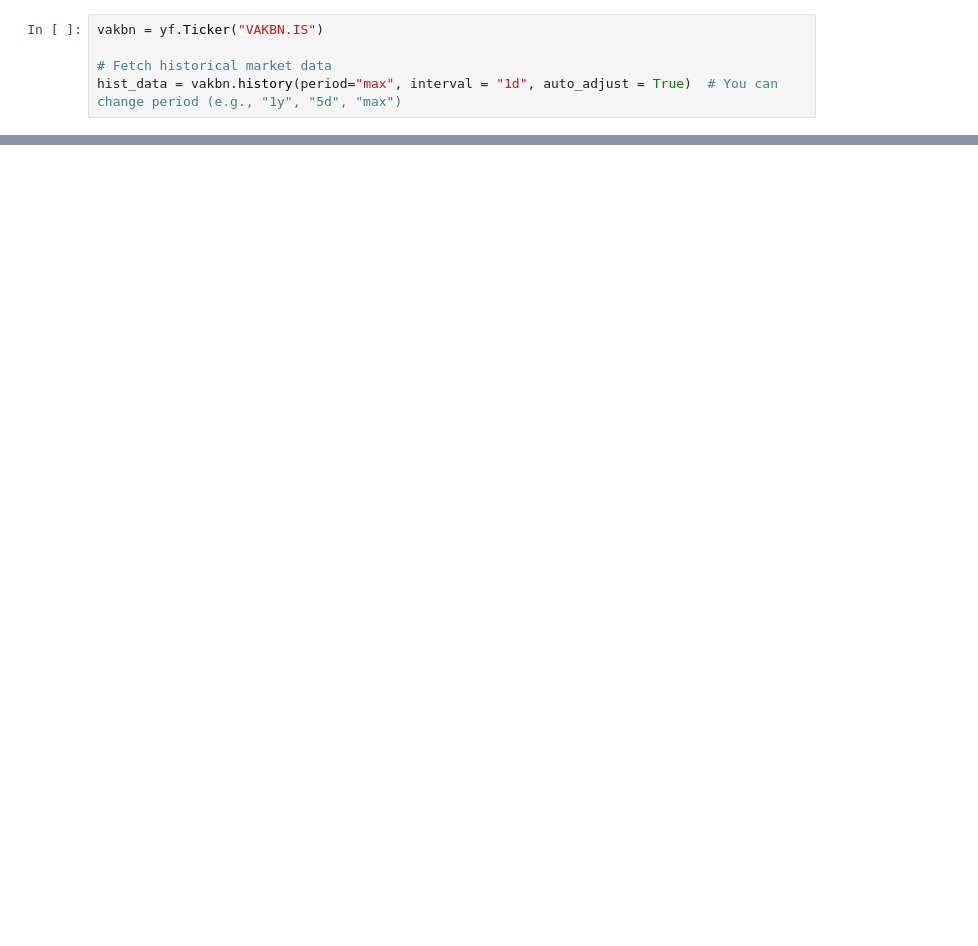
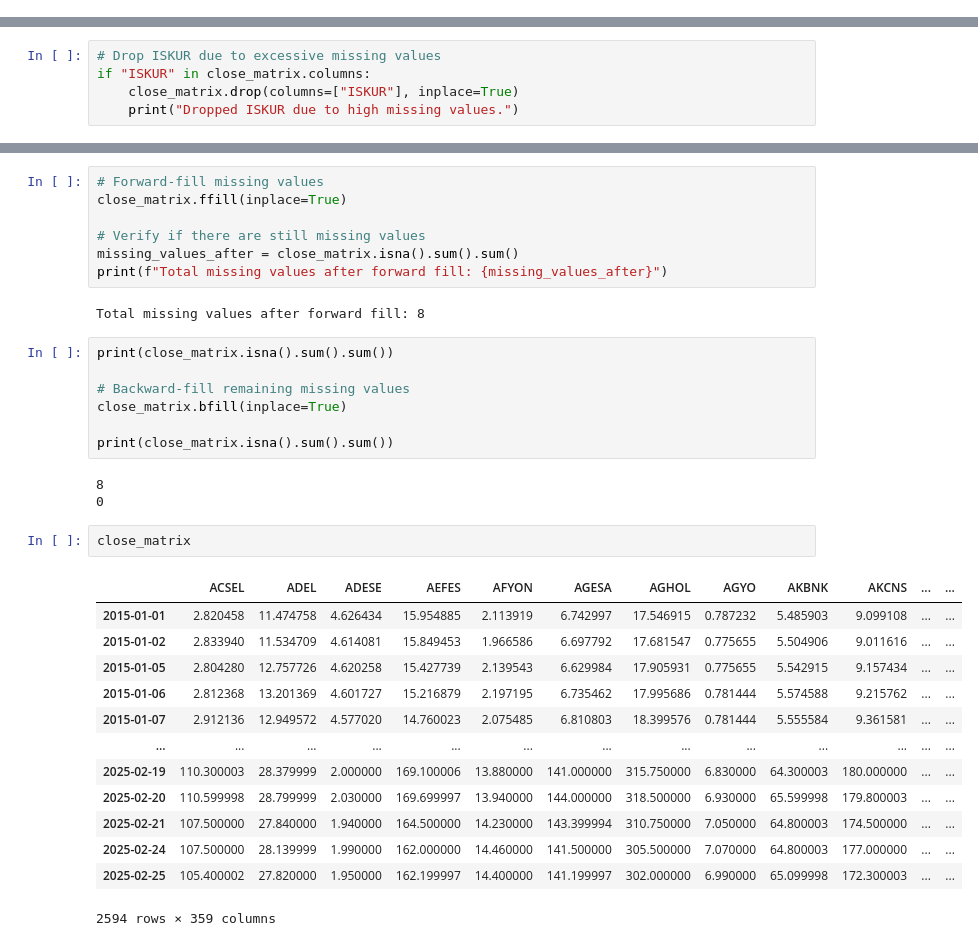
Before and after one commit to burakemretetik/news_signal, a Jupyter notebook: yfinance.ipynb, the cells around one changed output, grey strips where cells are left out. Cells and saved outputs as stored; diff of their text form; blank space fills up the shorter version.

Commit message:
Clean the stock price data

```diff
--- a/yfinance.ipynb
+++ b/yfinance.ipynb
@@ -5,5 +2,0 @@ import yfinance as yf
-# %%
-vakbn = yf.Ticker("VAKBN.IS")
-
-# Fetch historical market data
-hist_data = vakbn.history(period="max", interval = "1d", auto_adjust = True)  # You can change period (e.g., "1y", "5d", "max")
@@ -26,0 +781,5 @@ hist_data
+# %%
+# Drop ISKUR due to excessive missing values
+if "ISKUR" in close_matrix.columns:
+    close_matrix.drop(columns=["ISKUR"], inplace=True)
+    print("Dropped ISKUR due to high missing values.")
@@ -26,0 +838,35 @@ hist_data
+# %%
+# Forward-fill missing values
+close_matrix.ffill(inplace=True)
+
+# Verify if there are still missing values
+missing_values_after = close_matrix.isna().sum().sum()
+print(f"Total missing values after forward fill: {missing_values_after}")
+# %% [output]
+Total missing values after forward fill: 8
+# %%
+print(close_matrix.isna().sum().sum())
+
+# Backward-fill remaining missing values
+close_matrix.bfill(inplace=True)
+
+print(close_matrix.isna().sum().sum())
+# %% [output]
+8
+0
+# %%
+close_matrix
+# %% [output]
+|  | ACSEL | ADEL | ADESE | AEFES | AFYON | AGESA | AGHOL | AGYO | AKBNK | AKCNS | ... | ... |
+| 2015-01-01 | 2.820458 | 11.474758 | 4.626434 | 15.954885 | 2.113919 | 6.742997 | 17.546915 | 0.787232 | 5.485903 | 9.099108 | ... | ... |
+| 2015-01-02 | 2.833940 | 11.534709 | 4.614081 | 15.849453 | 1.966586 | 6.697792 | 17.681547 | 0.775655 | 5.504906 | 9.011616 | ... | ... |
+| 2015-01-05 | 2.804280 | 12.757726 | 4.620258 | 15.427739 | 2.139543 | 6.629984 | 17.905931 | 0.775655 | 5.542915 | 9.157434 | ... | ... |
+| 2015-01-06 | 2.812368 | 13.201369 | 4.601727 | 15.216879 | 2.197195 | 6.735462 | 17.995686 | 0.781444 | 5.574588 | 9.215762 | ... | ... |
+| 2015-01-07 | 2.912136 | 12.949572 | 4.577020 | 14.760023 | 2.075485 | 6.810803 | 18.399576 | 0.781444 | 5.555584 | 9.361581 | ... | ... |
+| ... | ... | ... | ... | ... | ... | ... | ... | ... | ... | ... | ... | ... |
+| 2025-02-19 | 110.300003 | 28.379999 | 2.000000 | 169.100006 | 13.880000 | 141.000000 | 315.750000 | 6.830000 | 64.300003 | 180.000000 | ... | ... |
+| 2025-02-20 | 110.599998 | 28.799999 | 2.030000 | 169.699997 | 13.940000 | 144.000000 | 318.500000 | 6.930000 | 65.599998 | 179.800003 | ... | ... |
+| 2025-02-21 | 107.500000 | 27.840000 | 1.940000 | 164.500000 | 14.230000 | 143.399994 | 310.750000 | 7.050000 | 64.800003 | 174.500000 | ... | ... |
+| 2025-02-24 | 107.500000 | 28.139999 | 1.990000 | 162.000000 | 14.460000 | 141.500000 | 305.500000 | 7.070000 | 64.800003 | 177.000000 | ... | ... |
+| 2025-02-25 | 105.400002 | 27.820000 | 1.950000 | 162.199997 | 14.400000 | 141.199997 | 302.000000 | 6.990000 | 65.099998 | 172.300003 | ... | ... |
+2594 rows × 359 columns
```
Also changed, not shown: parts of 17 cells of this notebook.
